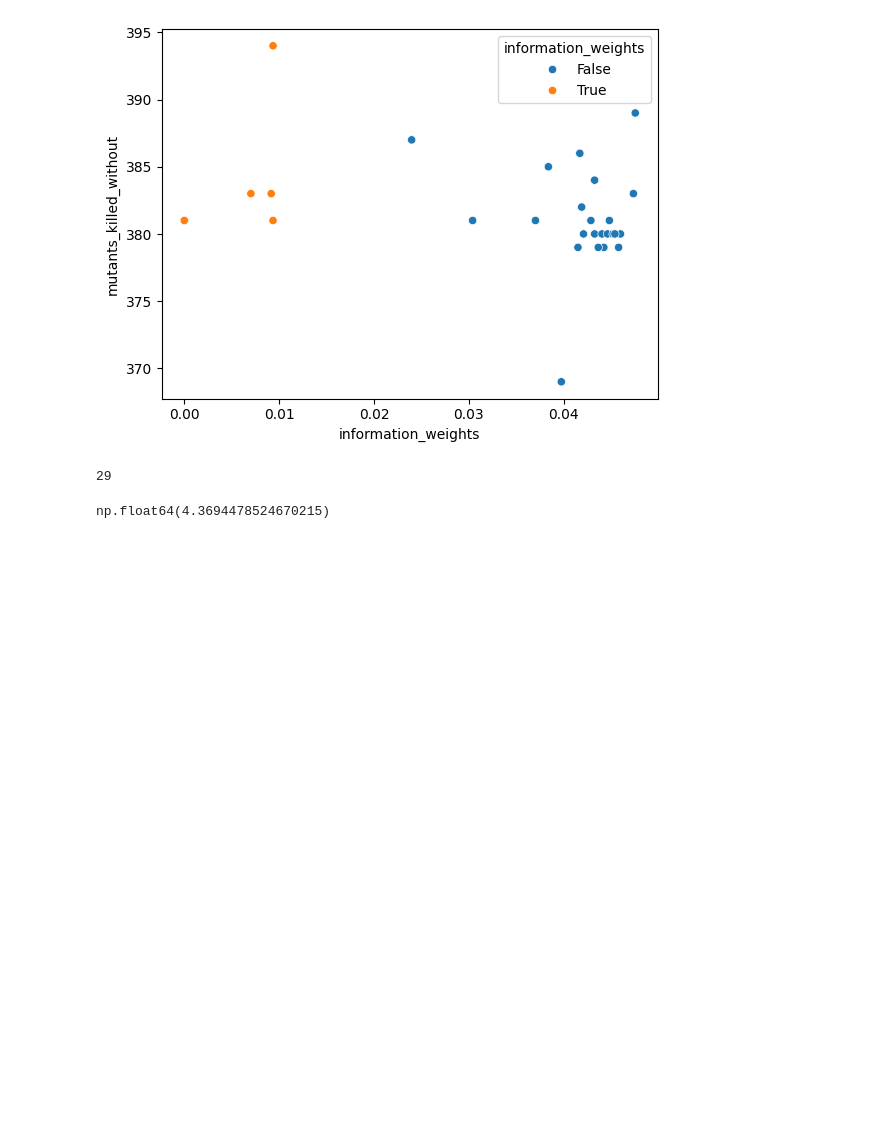
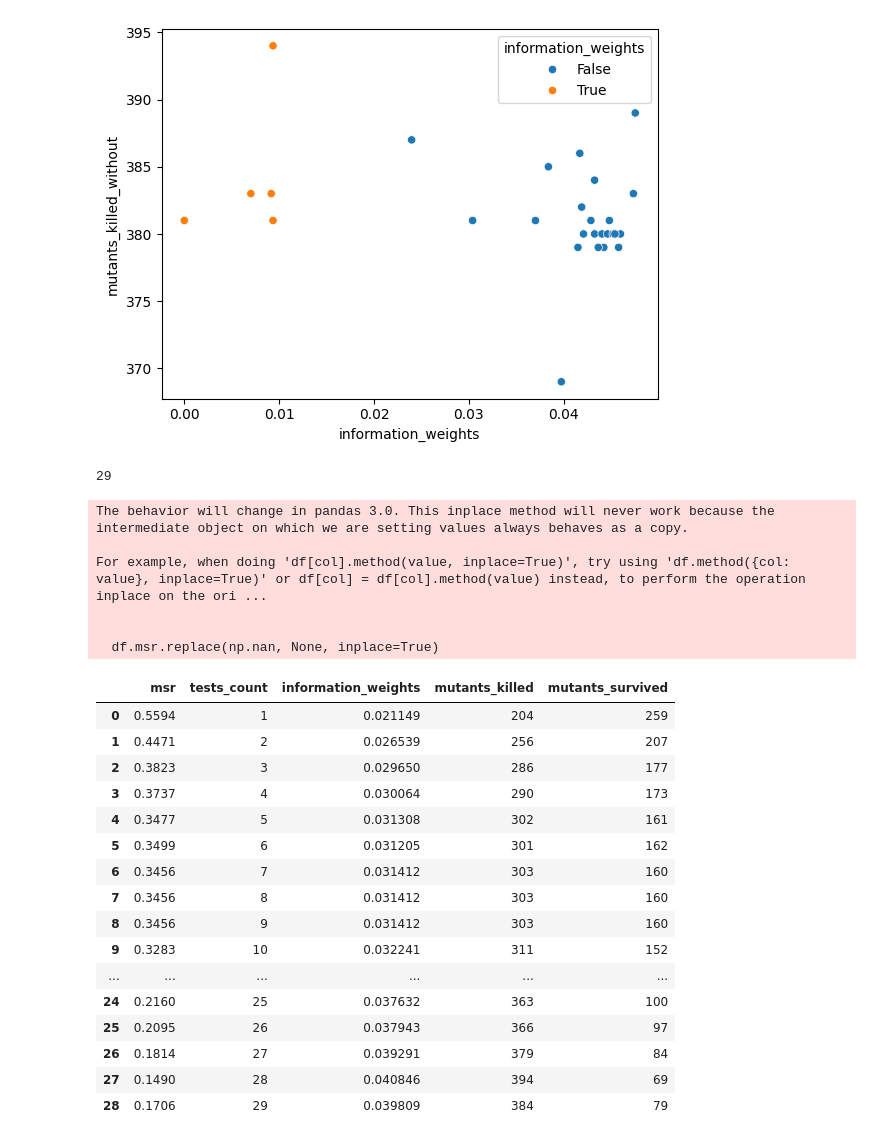
Before and after one commit to leliel12/yagua, a Jupyter notebook: experiment.ipynb, the cells around one changed output. Cells and saved outputs as stored; diff of their text form; code cells hidden in the pictures; blank space fills up the shorter version.

```diff
--- a/experiment.ipynb
+++ b/experiment.ipynb
@@ -86,7 +39,34 @@ tests_number
 # %% [output]
 29
 # %%
-import numpy as np
-np.log(proj.store.mutants_survived)
+ORDERING_METHOD = "mutants_killed_without"
+ASCENDING = True
+DROP_COLS = ["tests_ids", "created_at"]
+columns = ['msr', 'tests_count',
+       'information_weights', 'mutants_killed', 'mutants_survived']
+edf = proj.store.get_entropy_dataframe(ordering_method=ORDERING_METHOD, ascending=ASCENDING)
+edf[columns]
 # %% [output]
-np.float64(4.3694478524670215)
+The behavior will change in pandas 3.0. This inplace method will never work because the intermediate object on which we are setting values always behaves as a copy.
+
+For example, when doing 'df[col].method(value, inplace=True)', try using 'df.method({col: value}, inplace=True)' or df[col] = df[col].method(value) instead, to perform the operation inplace on the ori ...
+
+
+  df.msr.replace(np.nan, None, inplace=True)
+|  | msr | tests_count | information_weights | mutants_killed | mutants_survived |
+| 0 | 0.5594 | 1 | 0.021149 | 204 | 259 |
+| 1 | 0.4471 | 2 | 0.026539 | 256 | 207 |
+| 2 | 0.3823 | 3 | 0.029650 | 286 | 177 |
+| 3 | 0.3737 | 4 | 0.030064 | 290 | 173 |
+| 4 | 0.3477 | 5 | 0.031308 | 302 | 161 |
+| 5 | 0.3499 | 6 | 0.031205 | 301 | 162 |
+| 6 | 0.3456 | 7 | 0.031412 | 303 | 160 |
+| 7 | 0.3456 | 8 | 0.031412 | 303 | 160 |
+| 8 | 0.3456 | 9 | 0.031412 | 303 | 160 |
+| 9 | 0.3283 | 10 | 0.032241 | 311 | 152 |
+| ... | ... | ... | ... | ... | ... |
+| 24 | 0.2160 | 25 | 0.037632 | 363 | 100 |
+| 25 | 0.2095 | 26 | 0.037943 | 366 | 97 |
+| 26 | 0.1814 | 27 | 0.039291 | 379 | 84 |
+| 27 | 0.1490 | 28 | 0.040846 | 394 | 69 |
+| 28 | 0.1706 | 29 | 0.039809 | 384 | 79 |
```
Also changed, not shown: parts of 19 cells of this notebook.
